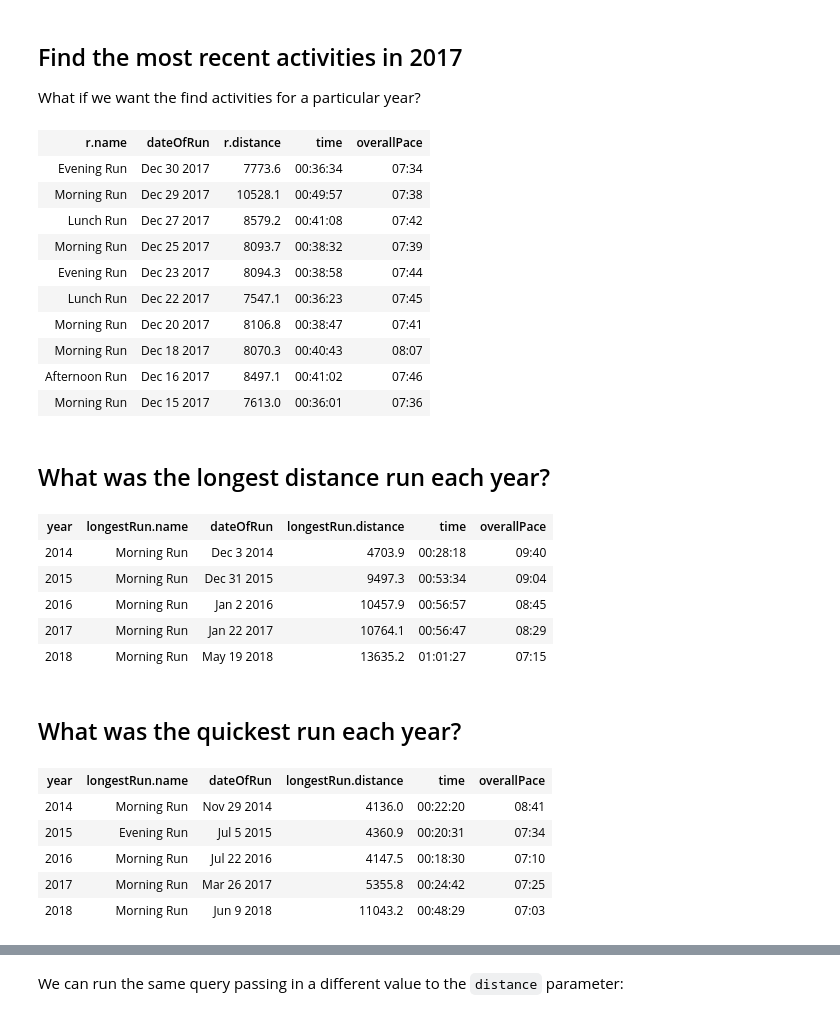
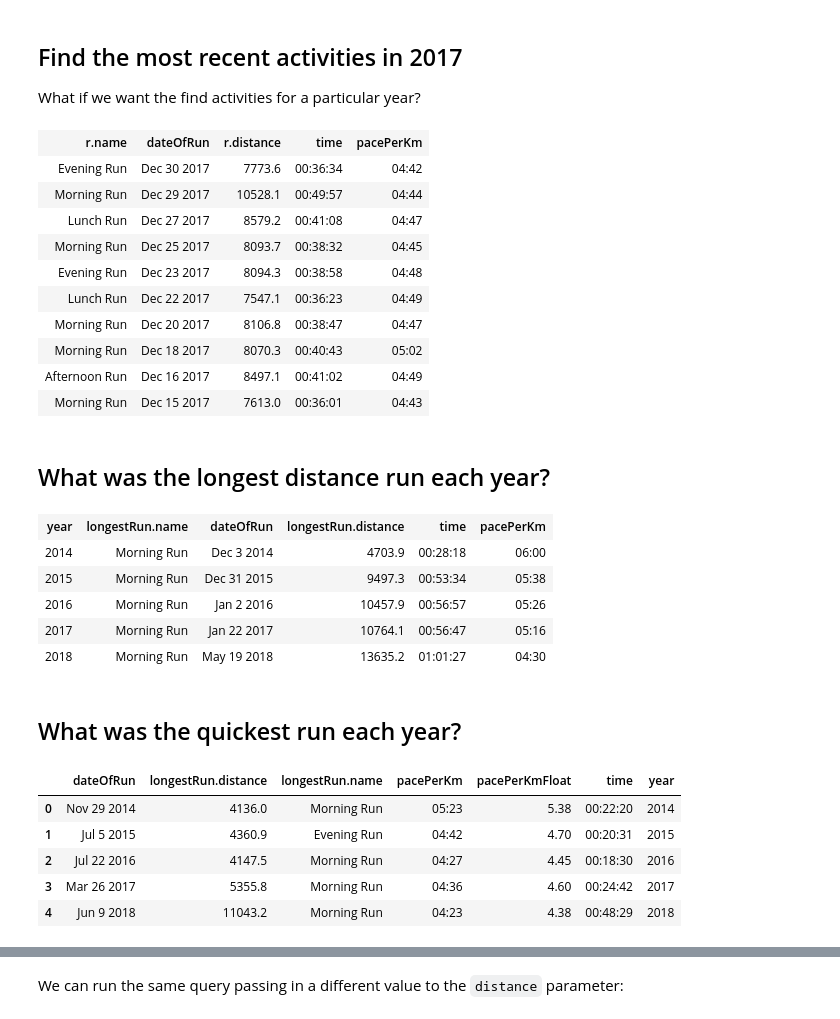
Before and after one commit to mneedham/strava, a Jupyter notebook: Strava.ipynb, the cells around one changed output, grey strips where cells are left out. Saved outputs shown, nothing was run; the diff lists cells and outputs as text; code cells hidden in the pictures.

```diff
--- a/Strava.ipynb
+++ b/Strava.ipynb
@@ -13,17 +13,17 @@ graph = Graph("bolt://localhost:7687", auth=("neo4j", "neo"))
 Let's start by finding the 10 most recent runs along with the distance, time, and pace for each of them.
 The following query returns this information:
 # %%
-graph.run("""\
+recent_runs_df = graph.run("""\
 MATCH (r:Run)
 WITH r { .id, .startDate, .name, .movingTime, .distance,
-           pace: duration({seconds: r.movingTime.seconds / r.distance * 1609.34})
+           pace: duration({seconds: r.movingTime.seconds / r.distance * 1000})
          }
 RETURN r.name,
        apoc.date.format(r.startDate.epochSeconds, 's', 'MMM d yyyy') AS dateOfRun,
        r.distance,
        apoc.date.format(r.movingTime.milliseconds, 'ms', 'HH:mm:ss') AS time,
-       apoc.date.format(r.pace.milliseconds, "ms", "mm:ss") AS overallPace
-ORDER BY r.startDate DESC
-LIMIT 10
-""").to_table()
+       apoc.date.format(r.pace.milliseconds, "ms", "mm:ss") AS pacePerKm,
+       r.startDate AS startDate
+""").to_data_frame()
+recent_runs_df.sort_values(by = ["startDate"], ascending=False).drop(["startDate"], axis=1).head(10)
 # %% [output]
@@ -47,28 +56,28 @@ graph.run("""\
 MATCH (r:Run)
 WHERE r.startDate.year = 2017
 WITH r { .id, .startDate, .name, .movingTime, .distance,
-           pace: duration({seconds: r.movingTime.seconds / r.distance * 1609.34})
+           pace: duration({seconds: r.movingTime.seconds / r.distance * 1000})
          }
 RETURN r.name,
        apoc.date.format(r.startDate.epochSeconds, 's', 'MMM d yyyy') AS dateOfRun,
        r.distance,
        apoc.date.format(r.movingTime.milliseconds, 'ms', 'HH:mm:ss') AS time,
-       apoc.date.format(r.pace.milliseconds, "ms", "mm:ss") AS overallPace
+       apoc.date.format(r.pace.milliseconds, "ms", "mm:ss") AS pacePerKm
 ORDER BY r.startDate DESC
 LIMIT 10
 """).to_table()
 # %% [output]
-| r.name | dateOfRun | r.distance | time | overallPace |
-| Evening Run | Dec 30 2017 | 7773.6 | 00:36:34 | 07:34 |
-| Morning Run | Dec 29 2017 | 10528.1 | 00:49:57 | 07:38 |
-| Lunch Run | Dec 27 2017 | 8579.2 | 00:41:08 | 07:42 |
-| Morning Run | Dec 25 2017 | 8093.7 | 00:38:32 | 07:39 |
-| Evening Run | Dec 23 2017 | 8094.3 | 00:38:58 | 07:44 |
-| Lunch Run | Dec 22 2017 | 7547.1 | 00:36:23 | 07:45 |
-| Morning Run | Dec 20 2017 | 8106.8 | 00:38:47 | 07:41 |
-| Morning Run | Dec 18 2017 | 8070.3 | 00:40:43 | 08:07 |
-| Afternoon Run | Dec 16 2017 | 8497.1 | 00:41:02 | 07:46 |
-| Morning Run | Dec 15 2017 | 7613.0 | 00:36:01 | 07:36 |
+| r.name | dateOfRun | r.distance | time | pacePerKm |
+| Evening Run | Dec 30 2017 | 7773.6 | 00:36:34 | 04:42 |
+| Morning Run | Dec 29 2017 | 10528.1 | 00:49:57 | 04:44 |
+| Lunch Run | Dec 27 2017 | 8579.2 | 00:41:08 | 04:47 |
+| Morning Run | Dec 25 2017 | 8093.7 | 00:38:32 | 04:45 |
+| Evening Run | Dec 23 2017 | 8094.3 | 00:38:58 | 04:48 |
+| Lunch Run | Dec 22 2017 | 7547.1 | 00:36:23 | 04:49 |
+| Morning Run | Dec 20 2017 | 8106.8 | 00:38:47 | 04:47 |
+| Morning Run | Dec 18 2017 | 8070.3 | 00:40:43 | 05:02 |
+| Afternoon Run | Dec 16 2017 | 8497.1 | 00:41:02 | 04:49 |
+| Morning Run | Dec 15 2017 | 7613.0 | 00:36:01 | 04:43 |
 # %% [markdown]
 ## What was the longest distance run each year?
 # %%
@@ -81,47 +90,49 @@ WITH r.startDate.year AS year, collect(r)[0] AS longestRun
 
 WITH year,
      longestRun { .id, .startDate, .name, .movingTime, .distance,
-                  pace: duration({seconds: longestRun.movingTime.seconds / longestRun.distance * 1609.34})
+                  pace: duration({seconds: longestRun.movingTime.seconds / longestRun.distance * 1000})
                 }
 RETURN year,
        longestRun.name,
        apoc.date.format(longestRun.startDate.epochSeconds, 's', 'MMM d yyyy') AS dateOfRun,
        longestRun.distance,
        apoc.date.format(longestRun.movingTime.milliseconds, 'ms', 'HH:mm:ss') AS time,
-       apoc.date.format(longestRun.pace.milliseconds, "ms", "mm:ss") AS overallPace
+       apoc.date.format(longestRun.pace.milliseconds, "ms", "mm:ss") AS pacePerKm
 ORDER BY year
 """).to_table()
 # %% [output]
-| year | longestRun.name | dateOfRun | longestRun.distance | time | overallPace |
-| 2014 | Morning Run | Dec 3 2014 | 4703.9 | 00:28:18 | 09:40 |
-| 2015 | Morning Run | Dec 31 2015 | 9497.3 | 00:53:34 | 09:04 |
-| 2016 | Morning Run | Jan 2 2016 | 10457.9 | 00:56:57 | 08:45 |
-| 2017 | Morning Run | Jan 22 2017 | 10764.1 | 00:56:47 | 08:29 |
-| 2018 | Morning Run | May 19 2018 | 13635.2 | 01:01:27 | 07:15 |
+| year | longestRun.name | dateOfRun | longestRun.distance | time | pacePerKm |
+| 2014 | Morning Run | Dec 3 2014 | 4703.9 | 00:28:18 | 06:00 |
+| 2015 | Morning Run | Dec 31 2015 | 9497.3 | 00:53:34 | 05:38 |
+| 2016 | Morning Run | Jan 2 2016 | 10457.9 | 00:56:57 | 05:26 |
+| 2017 | Morning Run | Jan 22 2017 | 10764.1 | 00:56:47 | 05:16 |
+| 2018 | Morning Run | May 19 2018 | 13635.2 | 01:01:27 | 04:30 |
 # %% [markdown]
 ## What was the quickest run each year?
 # %%
-graph.run("""\
+quickest_df = graph.run("""\
 MATCH (r:Run)
 WITH r { .id, .startDate, .name, .movingTime, .distance,
-         pace: duration({seconds: r.movingTime.seconds / r.distance * 1609.34})
+         pace: duration({seconds: r.movingTime.seconds / r.distance * 1000})
        }
 ORDER BY r.startDate.year, r.pace
 
 WITH r.startDate.year AS year, collect(r)[0] AS longestRun
 
-RETURN year,
+RETURN toInteger(year) AS year,
        longestRun.name,
        apoc.date.format(longestRun.startDate.epochSeconds, 's', 'MMM d yyyy') AS dateOfRun,
        longestRun.distance,
        apoc.date.format(longestRun.movingTime.milliseconds, 'ms', 'HH:mm:ss') AS time,
-       apoc.date.format(longestRun.pace.milliseconds, "ms", "mm:ss") AS overallPace
+       apoc.date.format(longestRun.pace.milliseconds, "ms", "mm:ss") AS pacePerKm,
+       apoc.math.round(toFloat(longestRun.pace.seconds) / 60, 2) AS pacePerKmFloat
 ORDER BY year
-""").to_table()
+""").to_data_frame()
+quickest_df
 # %% [output]
-| year | longestRun.name | dateOfRun | longestRun.distance | time | overallPace |
-| 2014 | Morning Run | Nov 29 2014 | 4136.0 | 00:22:20 | 08:41 |
-| 2015 | Evening Run | Jul 5 2015 | 4360.9 | 00:20:31 | 07:34 |
-| 2016 | Morning Run | Jul 22 2016 | 4147.5 | 00:18:30 | 07:10 |
-| 2017 | Morning Run | Mar 26 2017 | 5355.8 | 00:24:42 | 07:25 |
-| 2018 | Morning Run | Jun 9 2018 | 11043.2 | 00:48:29 | 07:03 |
+|  | dateOfRun | longestRun.distance | longestRun.name | pacePerKm | pacePerKmFloat | time | year |
+| 0 | Nov 29 2014 | 4136.0 | Morning Run | 05:23 | 5.38 | 00:22:20 | 2014 |
+| 1 | Jul 5 2015 | 4360.9 | Evening Run | 04:42 | 4.70 | 00:20:31 | 2015 |
+| 2 | Jul 22 2016 | 4147.5 | Morning Run | 04:27 | 4.45 | 00:18:30 | 2016 |
+| 3 | Mar 26 2017 | 5355.8 | Morning Run | 04:36 | 4.60 | 00:24:42 | 2017 |
+| 4 | Jun 9 2018 | 11043.2 | Morning Run | 04:23 | 4.38 | 00:48:29 | 2018 |
```
Also changed, not shown: parts of 18 cells of this notebook, 2 other files.
